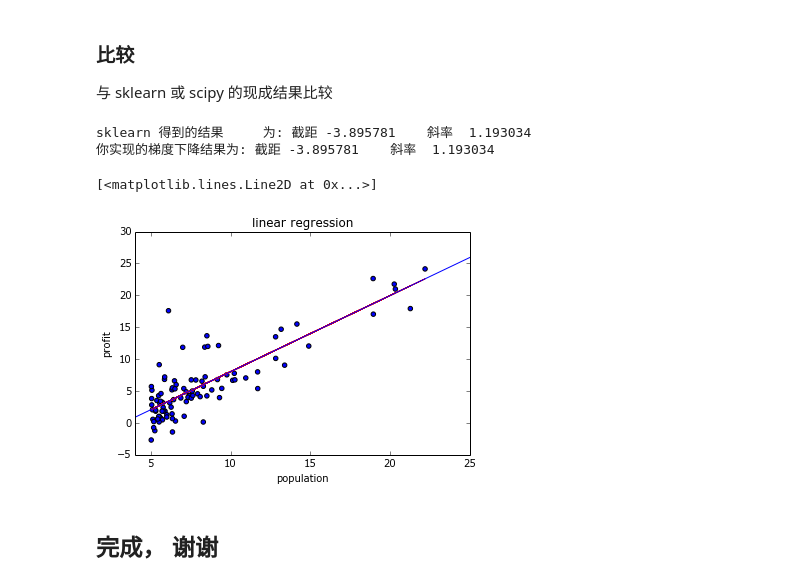
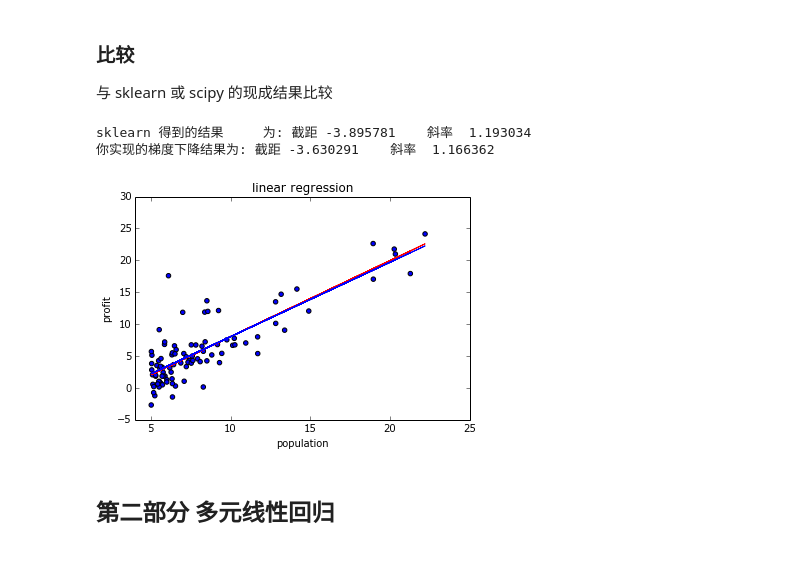
Before and after one commit to sndnyang/studylib, a Jupyter notebook: ai/ml/ng_ex1.ipynb, the cells around one changed output. Drawn from its saved outputs; the diff is of its cells as text; code cells hidden in the pictures.

```diff
--- a/ai/ml/ng_ex1.ipynb
+++ b/ai/ml/ng_ex1.ipynb
@@ -112,6 +112,7 @@ print compute_cost(x, y, theta)
 # %%
 iterations = 1500
 alpha = 0.01
+theta_trace = [theta]
 # %% [markdown]
 * 运行梯度下降
 
@@ -129,6 +130,7 @@ def gradient_descent(x, y, theta, alpha, iterations):
         x_ = np.dot(x.T, np.dot(x, ntheta.T) - y)
 
         ntheta = ntheta - alpha * x_ / m
+        theta_trace.append(ntheta)
         #print compute_cost(x, y, ntheta)
     return ntheta
 # %%
@@ -206,24 +232,25 @@ plt.contour( theta0, theta1, J_vals, np.logspace(-2, 3, 20))
 # %%
 from sklearn.linear_model import LinearRegression as lm
 columns = data.columns[:-1]
 model = lm()
 model.fit(data[columns].values, data['profit'].values)
 print "sklearn 得到的结果     为: 截距 %f    斜率  %f "  % (model.intercept_, model.coef_)
 print "你实现的梯度下降结果为: 截距 %f    斜率  %f " % tuple(theta)
 pred = model.predict(data[columns].values)
 
+plt.figure()
 plt.scatter(data['population'].values, data['profit'].values)
 plt.xlabel("population")
 plt.ylabel("profit")
 plt.xlim(4, 25)
 plt.title(u"linear regression")
 prd = model.predict(data[columns].values)
 plt.plot(data['population'].values, prd, color='red')
-plt.plot(px, mypred , color='blue')
+plt.plot(data['population'].values, np.dot(x, theta) , color='blue')
+plt.show()
 # %% [output]
 sklearn 得到的结果     为: 截距 -3.895781    斜率  1.193034
-你实现的梯度下降结果为: 截距 -3.895781    斜率  1.193034
+你实现的梯度下降结果为: 截距 -3.630291    斜率  1.166362
-[<matplotlib.lines.Line2D at 0x...>]
-[figure, old version]
+[figure, new version]
-# %% [markdown]
-## 完成， 谢谢
+# %% [markdown]
+## 第二部分 多元线性回归
```
Also changed, not shown: parts of 12 cells of this notebook, 1 other file.
